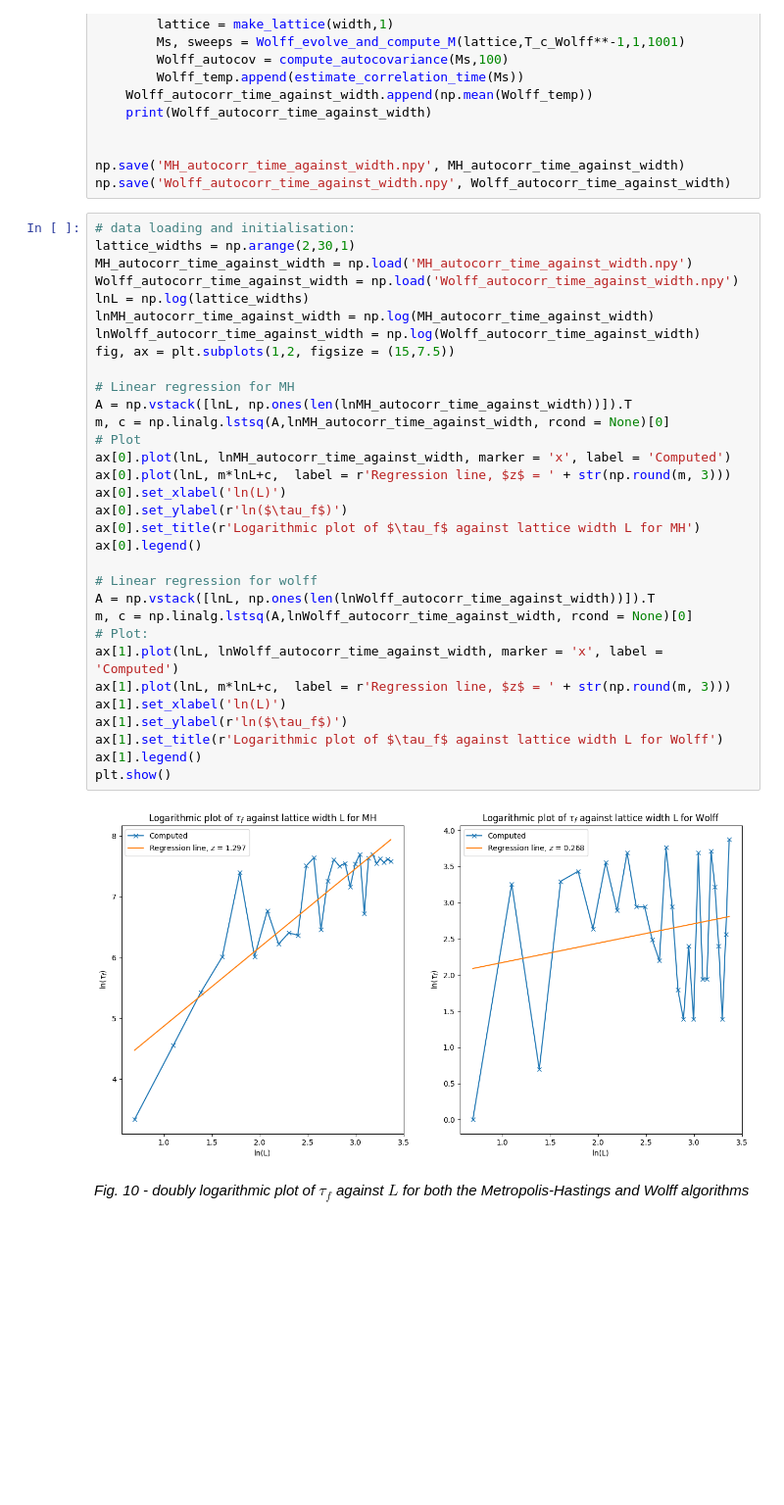
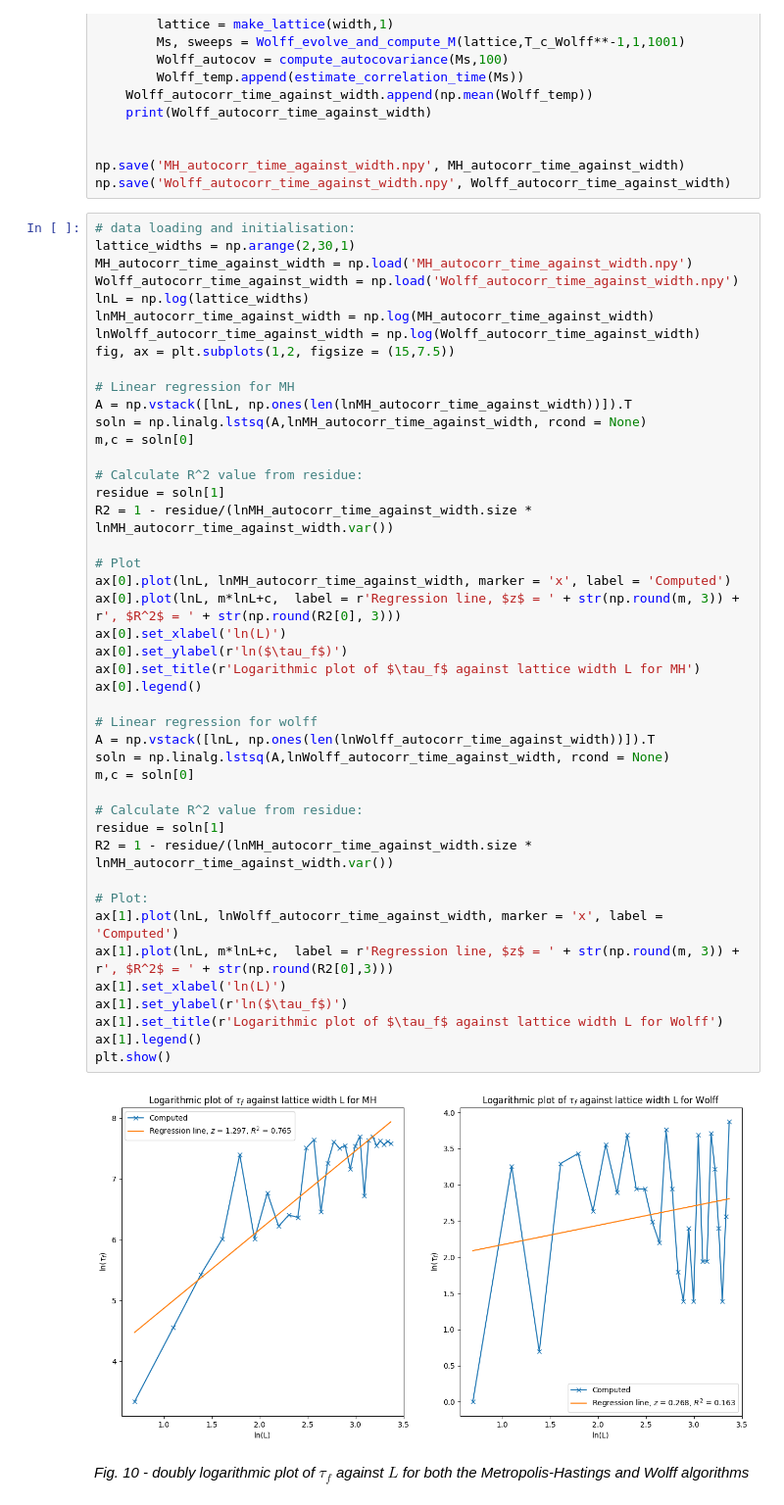
Before and after one commit to Part-II-Computational-Physics/cluster-algorithms-for-monte-carlo-jbd29, a Jupyter notebook: Report.ipynb, the cells around one changed output. Shown at 98% size. Cells and saved outputs as stored; diff of their text form; blank space fills up the shorter version.

```diff
--- a/Report.ipynb
+++ b/Report.ipynb
@@ -709,37 +733,49 @@ np.save('Wolff_autocorr_time_against_width.npy', Wolff_autocorr_time_against_wid
 # %%
 # data loading and initialisation:
 lattice_widths = np.arange(2,30,1)
 MH_autocorr_time_against_width = np.load('MH_autocorr_time_against_width.npy')
 Wolff_autocorr_time_against_width = np.load('Wolff_autocorr_time_against_width.npy')
 lnL = np.log(lattice_widths)
 lnMH_autocorr_time_against_width = np.log(MH_autocorr_time_against_width)
 lnWolff_autocorr_time_against_width = np.log(Wolff_autocorr_time_against_width)
 fig, ax = plt.subplots(1,2, figsize = (15,7.5))
 
 # Linear regression for MH
 A = np.vstack([lnL, np.ones(len(lnMH_autocorr_time_against_width))]).T
-m, c = np.linalg.lstsq(A,lnMH_autocorr_time_against_width, rcond = None)[0]
+soln = np.linalg.lstsq(A,lnMH_autocorr_time_against_width, rcond = None)
+m,c = soln[0]
+
+# Calculate R^2 value from residue:
+residue = soln[1]
+R2 = 1 - residue/(lnMH_autocorr_time_against_width.size * lnMH_autocorr_time_against_width.var())
+
 # Plot
 ax[0].plot(lnL, lnMH_autocorr_time_against_width, marker = 'x', label = 'Computed')
-ax[0].plot(lnL, m*lnL+c,  label = r'Regression line, $z$ = ' + str(np.round(m, 3)))
+ax[0].plot(lnL, m*lnL+c,  label = r'Regression line, $z$ = ' + str(np.round(m, 3)) + r', $R^2$ = ' + str(np.round(R2[0], 3)))
 ax[0].set_xlabel('ln(L)')
 ax[0].set_ylabel(r'ln($\tau_f$)')
 ax[0].set_title(r'Logarithmic plot of $\tau_f$ against lattice width L for MH')
 ax[0].legend()
 
 # Linear regression for wolff
 A = np.vstack([lnL, np.ones(len(lnWolff_autocorr_time_against_width))]).T
-m, c = np.linalg.lstsq(A,lnWolff_autocorr_time_against_width, rcond = None)[0]
+soln = np.linalg.lstsq(A,lnWolff_autocorr_time_against_width, rcond = None)
+m,c = soln[0]
+
+# Calculate R^2 value from residue:
+residue = soln[1]
+R2 = 1 - residue/(lnMH_autocorr_time_against_width.size * lnMH_autocorr_time_against_width.var())
+
 # Plot:
 ax[1].plot(lnL, lnWolff_autocorr_time_against_width, marker = 'x', label = 'Computed')
-ax[1].plot(lnL, m*lnL+c,  label = r'Regression line, $z$ = ' + str(np.round(m, 3)))
+ax[1].plot(lnL, m*lnL+c,  label = r'Regression line, $z$ = ' + str(np.round(m, 3)) + r', $R^2$ = ' + str(np.round(R2[0],3)))
 ax[1].set_xlabel('ln(L)')
 ax[1].set_ylabel(r'ln($\tau_f$)')
 ax[1].set_title(r'Logarithmic plot of $\tau_f$ against lattice width L for Wolff')
 ax[1].legend()
 plt.show()
 # %% [output]
-[figure, old version]
+[figure, new version]
 # %% [markdown]
 *Fig. 10 - doubly logarithmic plot of $\tau_f$ against $L$ for both the Metropolis-Hastings and Wolff algorithms*
 # %% [markdown]
```
Also changed, not shown: parts of 12 cells of this notebook.
